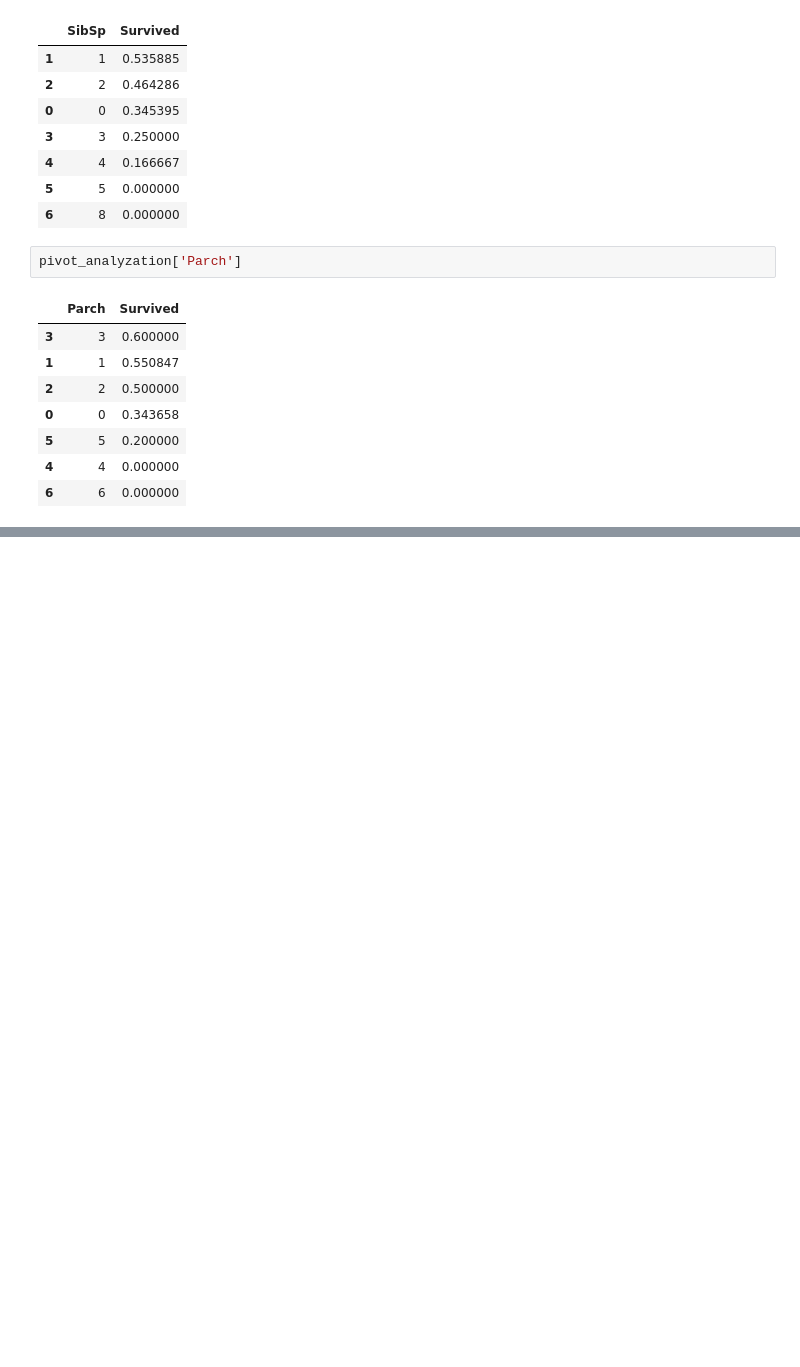
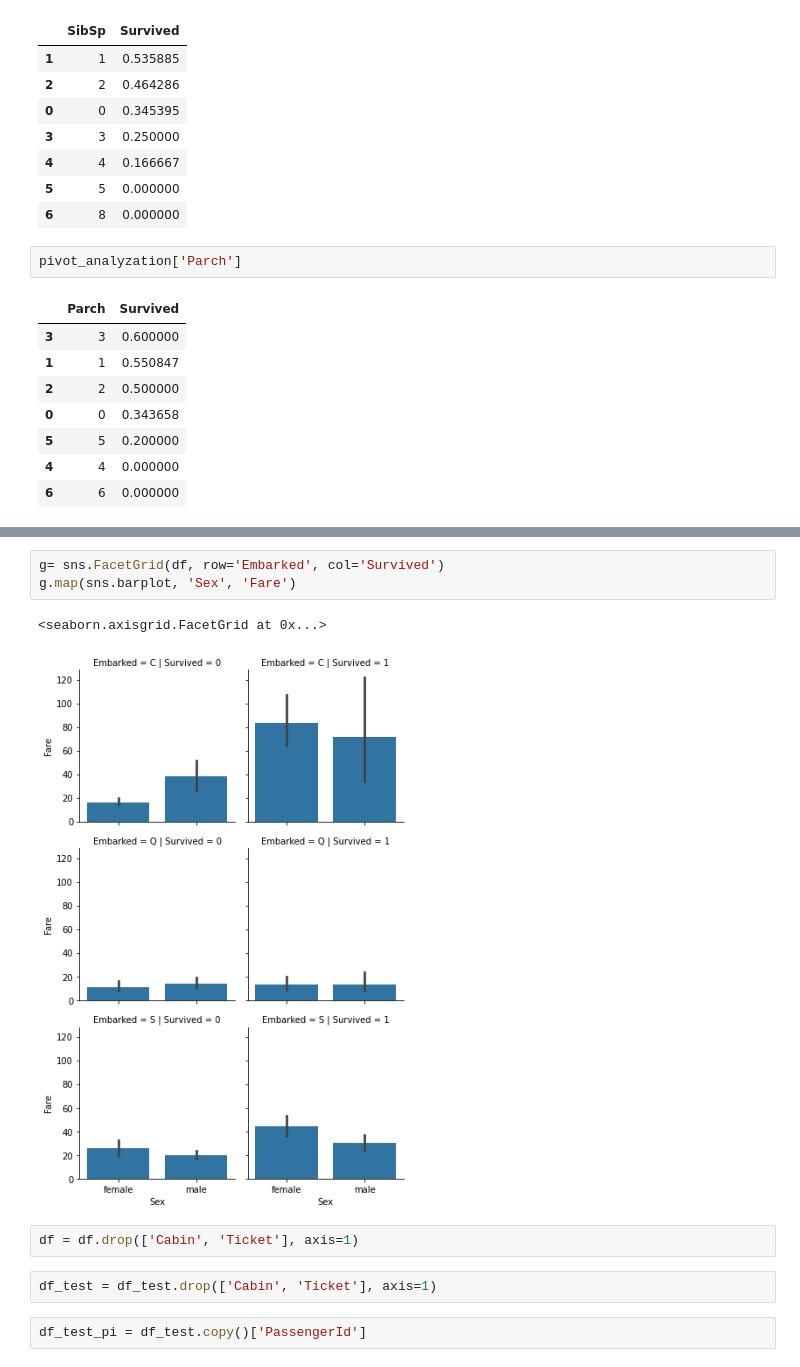
Before and after one commit to Puurun/fastai_code_example, a Jupyter notebook: Pytorch_Titanic.ipynb, the cells around one changed output, grey strips where cells are left out. Cells and saved outputs as stored; diff of their text form; blank space fills up the shorter version.

```diff
--- a/Pytorch_Titanic.ipynb
+++ b/Pytorch_Titanic.ipynb
@@ -147,0 +200,12 @@ pivot_analyzation['Parch']
+# %%
+g= sns.FacetGrid(df, row='Embarked', col='Survived')
+g.map(sns.barplot, 'Sex', 'Fare')
+# %% [output]
+<seaborn.axisgrid.FacetGrid at 0x...>
+[figure, added]
+# %%
+df = df.drop(['Cabin', 'Ticket'], axis=1)
+# %%
+df_test = df_test.drop(['Cabin', 'Ticket'], axis=1)
+# %%
+df_test_pi = df_test.copy()['PassengerId']
```
Also changed, not shown: parts of 50 cells of this notebook.
